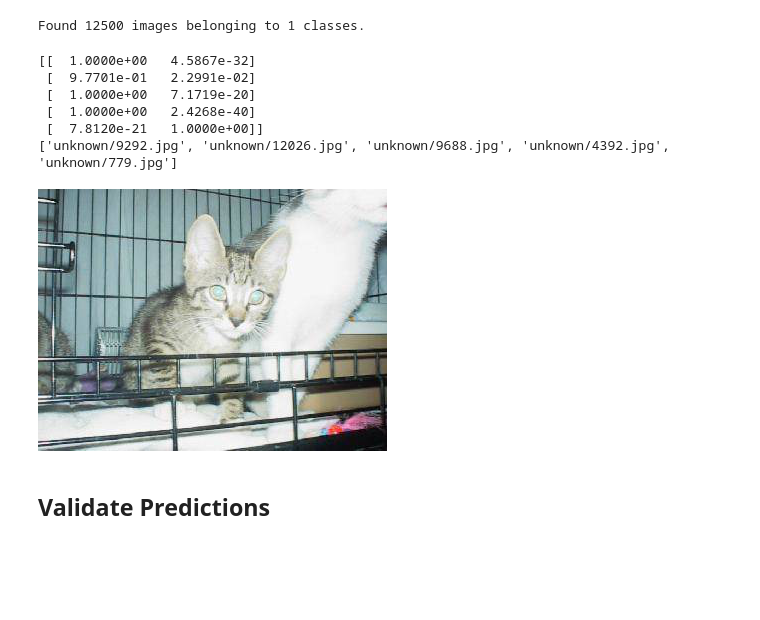
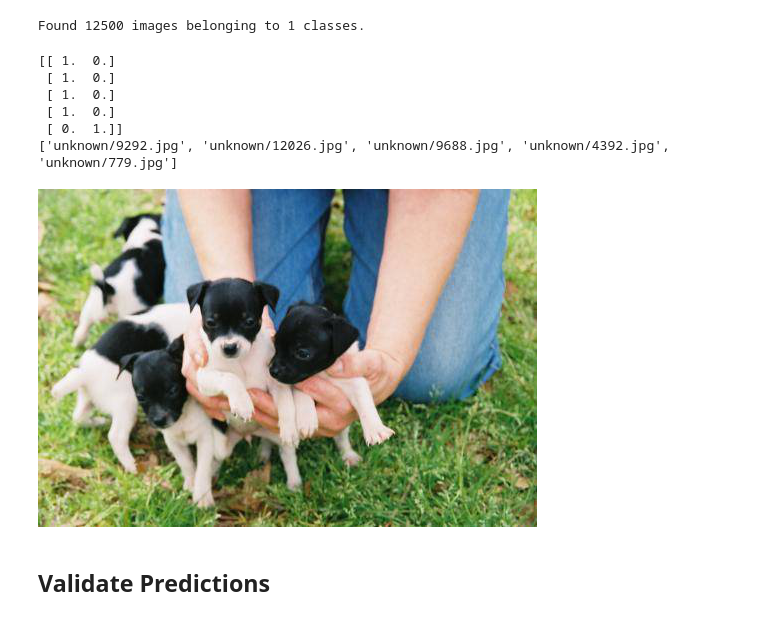
Before and after one commit to workflow/courses, a Jupyter notebook: deeplearning1/nbs/week-2-assignment/cats-dogs-redux-from-scratch/dogs_cats_redux_from_scratch.ipynb, the cells around one changed output. Cells and saved outputs as stored; diff of their text form; code cells hidden in the pictures; blank space fills up the shorter version.

```diff
--- a/deeplearning1/nbs/week-2-assignment/cats-dogs-redux-from-scratch/dogs_cats_redux_from_scratch.ipynb
+++ b/deeplearning1/nbs/week-2-assignment/cats-dogs-redux-from-scratch/dogs_cats_redux_from_scratch.ipynb
@@ -23,7 +20,8 @@ TEST_PATH = DATA_HOME_DIR + '/test/'
 RESULTS_PATH = DATA_HOME_DIR + '/results/'
 
 
-PATH = DATA_HOME_DIR + '/sample/'
+#PATH = DATA_HOME_DIR + '/sample/'
+PATH = DATA_HOME_DIR + '/'
 
 TRAIN_PATH = PATH + 'train/'
 VALIDATION_PATH = PATH + 'validation/'
@@ -264,17 +262,17 @@ print(predictions[:5])
 prediction_filenames = prediction_batches.filenames
 print(prediction_filenames[:5])
 # %% [output]
-[[  1.0000e+00   4.5867e-32]
- [  9.7701e-01   2.2991e-02]
- [  1.0000e+00   7.1719e-20]
- [  1.0000e+00   2.4268e-40]
- [  7.8120e-21   1.0000e+00]]
+[[ 1.  0.]
+ [ 1.  0.]
+ [ 1.  0.]
+ [ 1.  0.]
+ [ 0.  1.]]
 ['unknown/9292.jpg', 'unknown/12026.jpg', 'unknown/9688.jpg', 'unknown/4392.jpg', 'unknown/779.jpg']
 # %%
 # You can verify the column ordering by viewing some images
-Image.open(TEST_PATH + prediction_filenames[0])
+Image.open(TEST_PATH + prediction_filenames[4])
 # %% [output]
-[figure, old version]
+[figure, new version]
 # %%
 #Save our test results arrays so we can use them again later
 save_array(RESULTS_PATH + 'predictions.dat', predictions)
```
Also changed, not shown: parts of 10 cells of this notebook.
